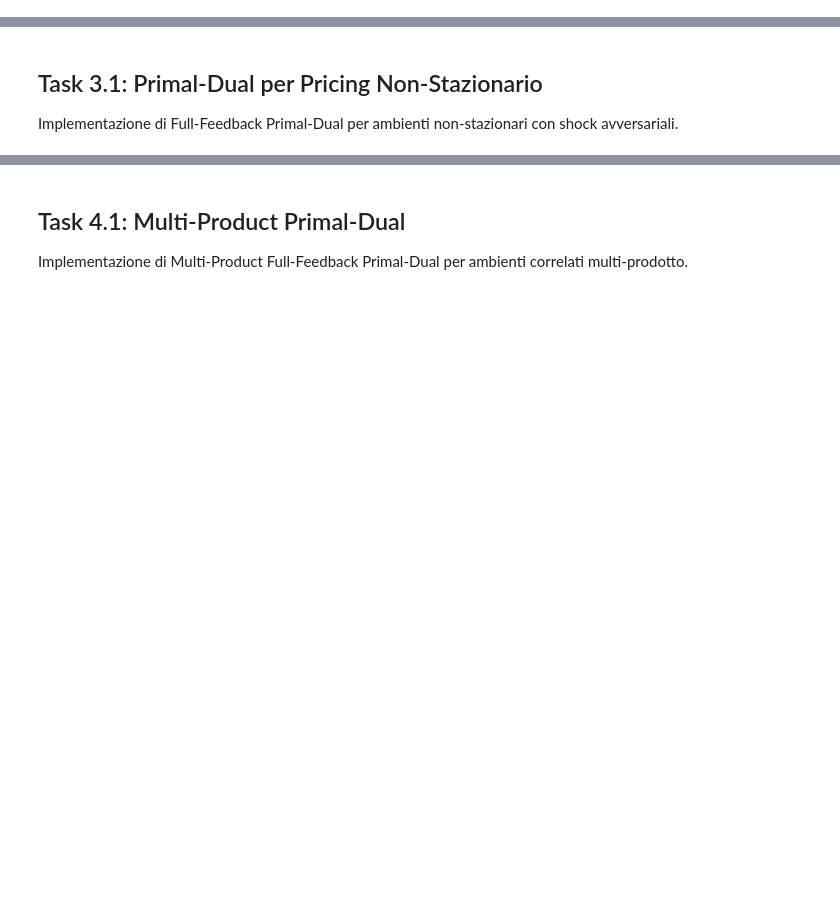
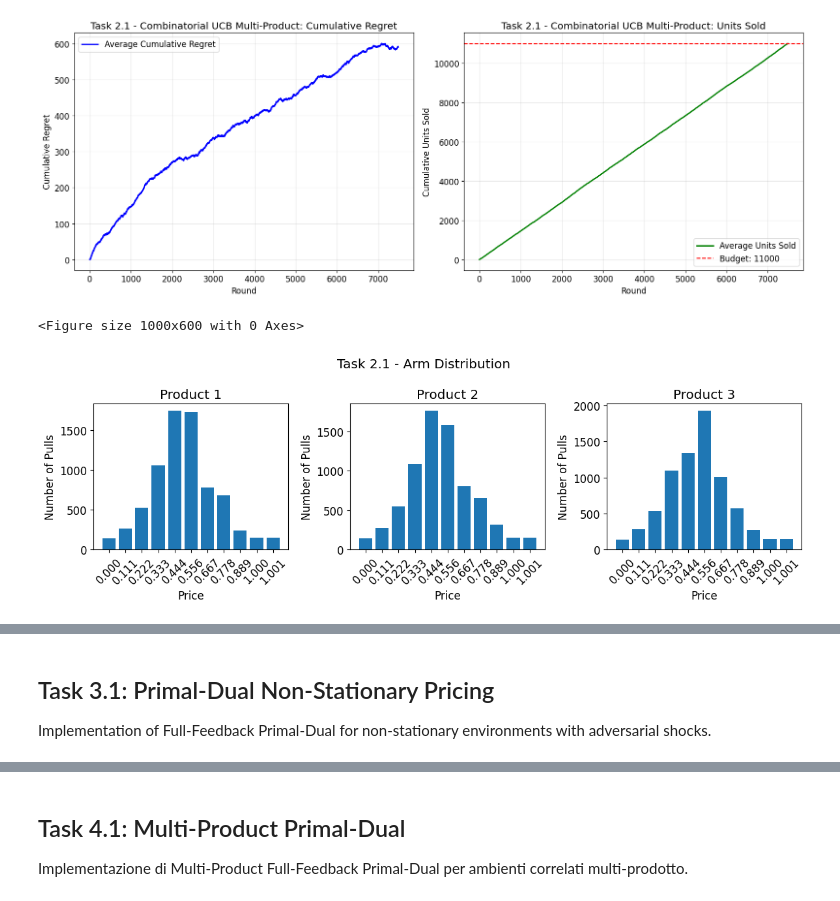
Before and after one commit to aceci0127/Online-Learning-Application-Group-Project, a Jupyter notebook: notebook.ipynb, the cells around one changed output, grey strips where cells are left out. Cells and saved outputs as stored; diff of their text form; code cells hidden in the pictures; blank space fills up the shorter version.

```diff
--- a/notebook.ipynb
+++ b/notebook.ipynb
@@ -317,0 +692,72 @@ Prodotto 3 - Pull counts: [125. 185. 261. 400. 615. 717. 945. 994. 828. 721. 590
+# %%
+class Task2_1_Runner(StandardExperimentRunner):
+    """Combinatorial UCB Multi-Product experiment runner"""
+
+    def __init__(self, config: ExperimentConfig):
+        super().__init__(config)
+        if config.prices is None:
+            raise ValueError("Price grid must be provided for Task 2.1")
+        self.price_grid = config.prices
+        self.n_products = len(self.price_grid)
+
+        self.clair_reward, self.simplex = solve_clairvoyant_lp(self.price_grid, config.budget, config.horizon)
+
+    def create_environment(self, trial_seed: int):
+        rng = np.random.default_rng(trial_seed)
+        return MultiProductPricingEnvironment(self.price_grid, self.config.horizon, rng=rng)
+
+    def create_agent(self, trial_seed: int):
+        return ConstrainedCombinatorialUCBAgent(self.price_grid, self.config.budget, self.config.horizon, alpha=2)
+
+    def compute_clairvoyant_reward(self) -> float:
+        return self.clair_reward
+
+    def extract_metrics(self, result) -> tuple[float, float]:
+        rewards, costs = result
+        return float(np.sum(rewards)), float(np.sum(costs))
+
+N_products = 3
+base_prices = np.linspace(0, 1, 10)
+dummy_price = 1.001
+price_grid = create_multiproduct_price_grid(
+    np.concatenate([base_prices, [dummy_price]]), N_products
+)
+
+config = ExperimentConfig(
+    task_name="Task 2.1 - Combinatorial UCB Multi-Product",
+    horizon=10_000,
+    n_trials=1,
+    seed=18,
+    budget=11_000,
+    prices=price_grid
+)
+
+print(f"Task 2.1 - Combinatorial UCB Multi-Product")
+print(f"Products: {N_products}, Prices per product: {len(price_grid[0])}")
+print(f"Budget: {config.budget}, Horizon: {config.horizon}")
+
+# Run experiment
+runner = Task2_1_Runner(config)
+
+print(f"Clairvoyant expected reward per round: {runner.clair_reward:.4f}")
+print(f"Simplex solution shape: {np.array(runner.simplex).shape}")
+
+result = runner.run_experiment()
+
+StandardPlotter.plot_experiment_results(result, show_units=True)
+
+StandardPlotter.plot_arm_distribution(result.final_agents[0], price_grid, "Task 2.1 - Arm Distribution")
+
+analysis = StandardAnalyzer.analyze_results(result)
+StandardAnalyzer.print_analysis(result, analysis)
+
+print(f"\nDetailed Results Task 2.1:")
+if analysis['min_rounds'] > 0:
+    print(f"Average regret per round: {analysis['avg_regret_per_round']:.4f}")
+    final_units = [units[-1] if units else 0 for units in result.units_sold]
+    avg_units = np.mean(final_units)
+    print(f"Average units sold: {avg_units:.2f}")
+    print(f"Budget utilization: {avg_units}/{config.budget} ({100*avg_units/config.budget:.1f}%)")
+
+task2_1_result = result
+# %% [output]
@@ -317,0 +781,3 @@ Prodotto 3 - Pull counts: [125. 185. 261. 400. 615. 717. 945. 994. 828. 721. 590
+[figure, added]
+<Figure size 1000x600 with 0 Axes>
+[figure, added]
@@ -318,4 +799,4 @@ Prodotto 3 - Pull counts: [125. 185. 261. 400. 615. 717. 945. 994. 828. 721. 590
 # %% [markdown]
-## Task 3.1: Primal-Dual per Pricing Non-Stazionario
+## <a id="task3_1"></a>Task 3.1: Primal-Dual Non-Stationary Pricing
 
-Implementazione di Full-Feedback Primal-Dual per ambienti non-stazionari con shock avversariali.
+Implementation of Full-Feedback Primal-Dual for non-stationary environments with adversarial shocks.
```
Also changed, not shown: parts of 27 cells of this notebook, 2 other files.
